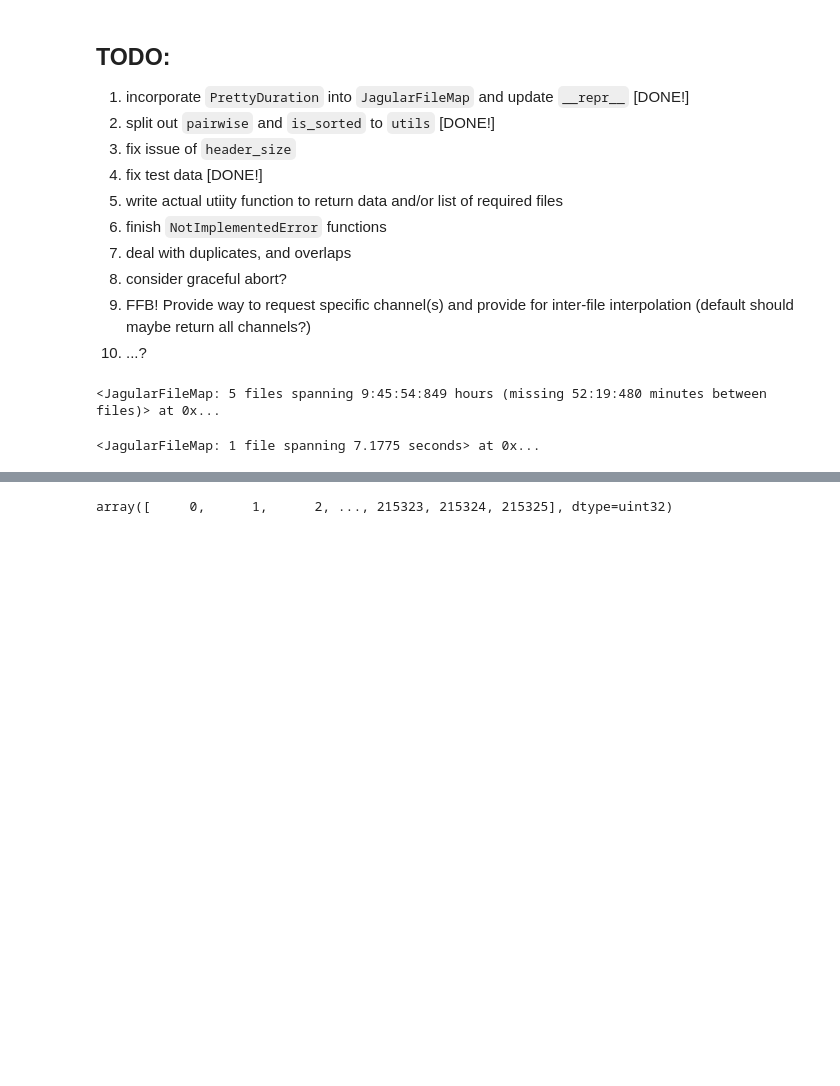
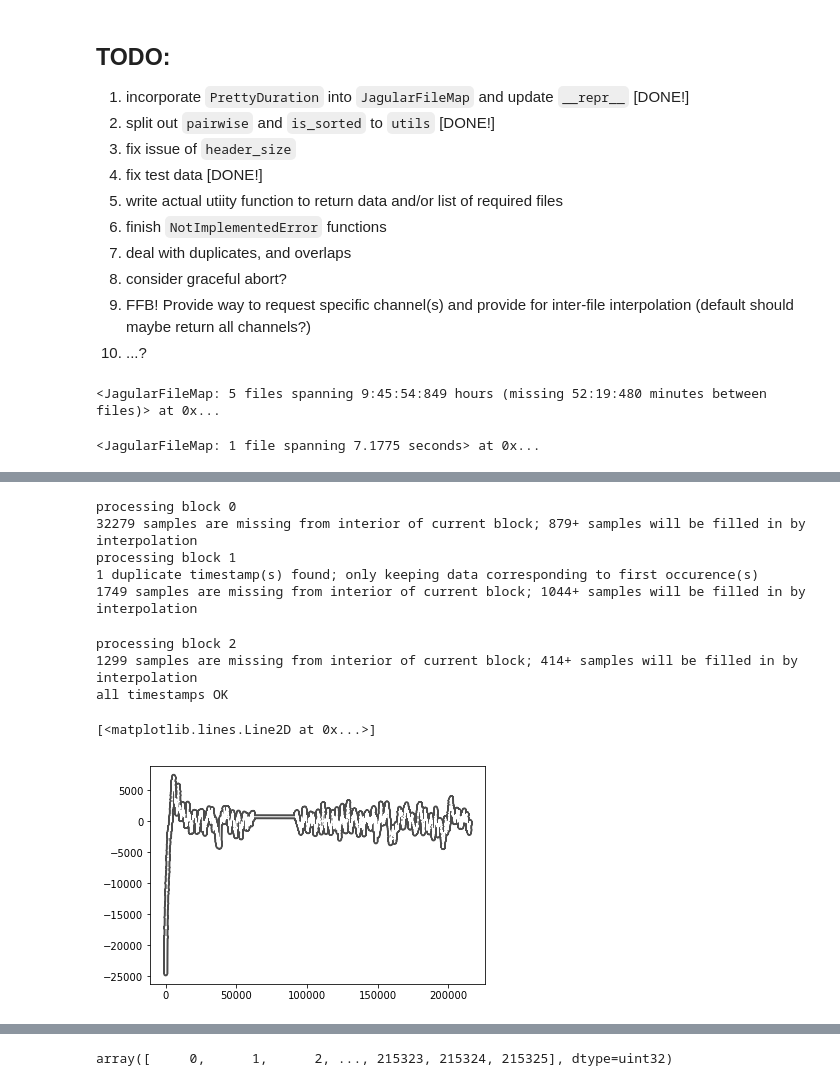
Before and after one commit to kemerelab/jagular, a Jupyter notebook: temp/tsinterp.ipynb, the cells around one changed output, grey strips where cells are left out. Saved outputs shown, nothing was run; the diff lists cells and outputs as text; code cells hidden in the pictures; blank space fills up the shorter version.

```diff
--- a/temp/tsinterp.ipynb
+++ b/temp/tsinterp.ipynb
@@ -45,3 +63,41 @@ print(jfm)
+# %%
+import glob
+
+# file_list = glob.glob('../sample_data/*.rec')
+file_list = glob.glob('../sample_data/gap_data.rec')
+jfm = jag.io.JagularFileMap(file_list)
+
+# extract only a subset of channels, interpolating over gaps of 200 samples or less:
+jag.utils.extract_channels(jfm=jfm,
+                           max_gap_size=200,
+                           ch_out_prefix='channels/subset_',
+                           subset=[9,3,0])
+
+# extract all channels, with no interpolation:
+jag.utils.extract_channels(jfm=jfm,
+                           ts_out='timestamps_new.raw',
+                           ch_out_prefix='channels/',
+                           verbose=True)
+
+ts1 = np.fromfile('timestamps.raw', dtype=np.uint32)
+x1 = np.fromfile('channels/subset_ch.00.raw', dtype=np.int16)
+
+ts2 = np.fromfile('timestamps_new.raw', dtype=np.uint32)
+x2 = np.fromfile('channels/ch.00.raw', dtype=np.int16)
+
+plt.plot(ts1,x1, lw=5, c='0.3')
+plt.plot(ts2,x2, lw=1, c='w')
+# %% [output]
+processing block 0
+32279 samples are missing from interior of current block; 879+ samples will be filled in by interpolation
+processing block 1
+1 duplicate timestamp(s) found; only keeping data corresponding to first occurence(s)
+1749 samples are missing from interior of current block; 1044+ samples will be filled in by interpolation
+processing block 2
+1299 samples are missing from interior of current block; 414+ samples will be filled in by interpolation
+all timestamps OK
+[<matplotlib.lines.Line2D at 0x...>]
+[figure, added]
 # %%
 ts = np.fromfile('timestamps.raw', dtype=np.uint32)
 # %%
```
Also changed, not shown: parts of 20 cells of this notebook, 4 other files.
